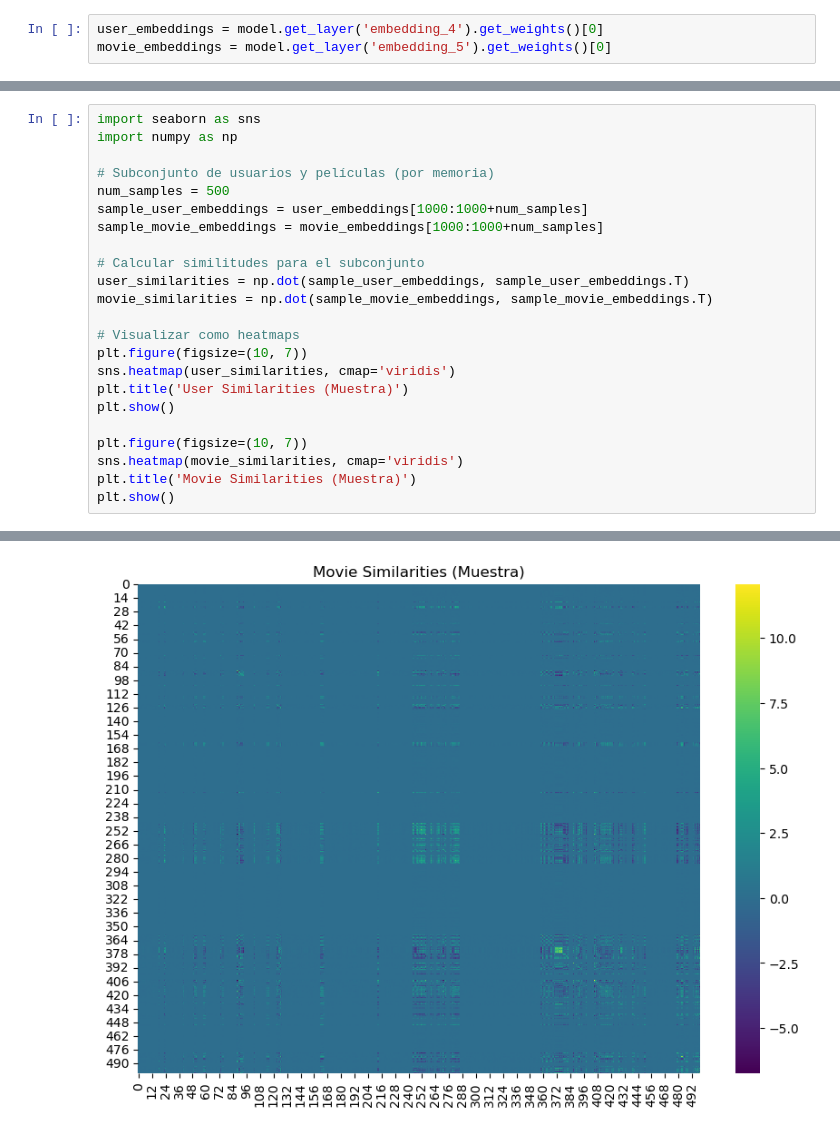
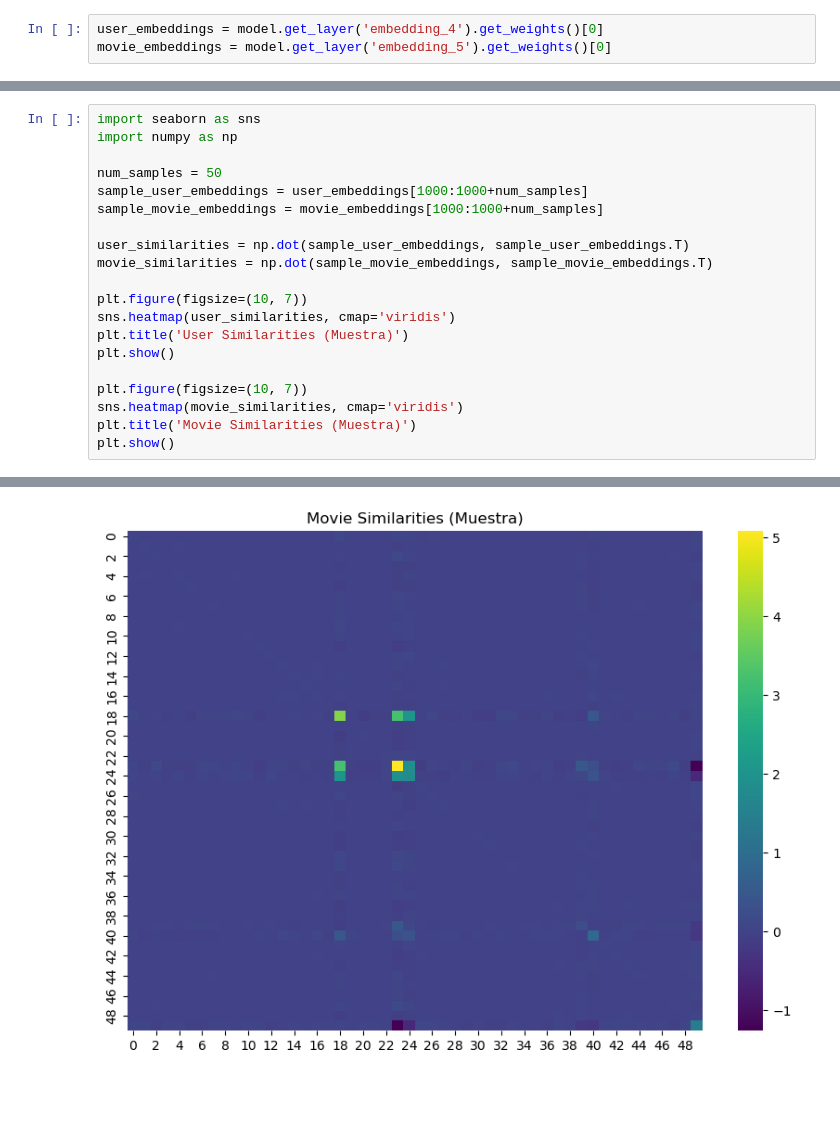
Before and after one commit to LuisFelipePoma/Movies_App, a Jupyter notebook: src/model/explainability.ipynb, the cells around one changed output, grey strips where cells are left out. Drawn from its saved outputs; the diff is of its cells as text; blank space fills up the shorter version.

```diff
--- a/src/model/explainability.ipynb
+++ b/src/model/explainability.ipynb
@@ -33,16 +33,13 @@ plt.show()
 import seaborn as sns
 import numpy as np
 
-# Subconjunto de usuarios y películas (por memoria)
-num_samples = 500
+num_samples = 50
 sample_user_embeddings = user_embeddings[1000:1000+num_samples]
 sample_movie_embeddings = movie_embeddings[1000:1000+num_samples]
 
-# Calcular similitudes para el subconjunto
 user_similarities = np.dot(sample_user_embeddings, sample_user_embeddings.T)
 movie_similarities = np.dot(sample_movie_embeddings, sample_movie_embeddings.T)
 
-# Visualizar como heatmaps
 plt.figure(figsize=(10, 7))
 sns.heatmap(user_similarities, cmap='viridis')
 plt.title('User Similarities (Muestra)')
@@ -57,4 +54,4 @@ plt.show()
-[figure, old version]
+[figure, new version]
 # %%
 from scipy.spatial.distance import cosine
 
```
Also changed, not shown: parts of 3 cells of this notebook.
